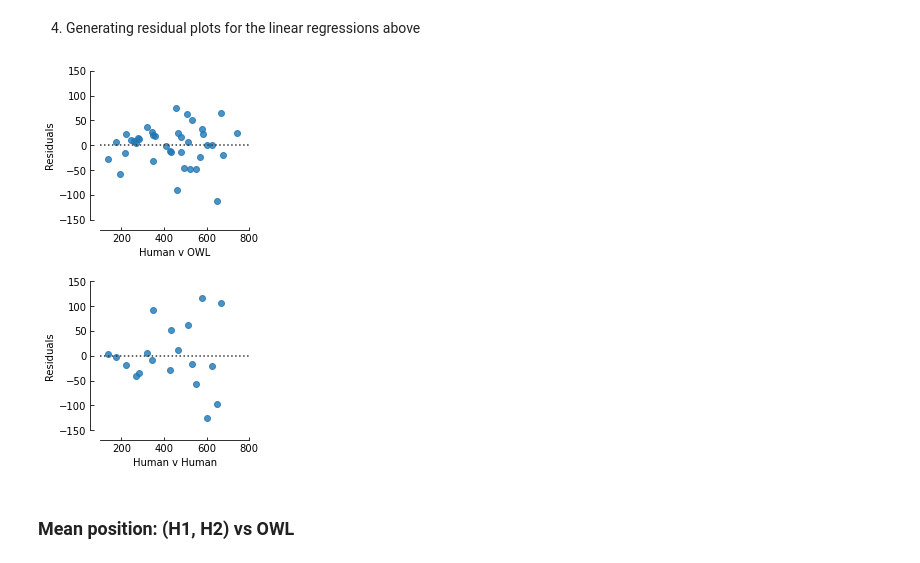
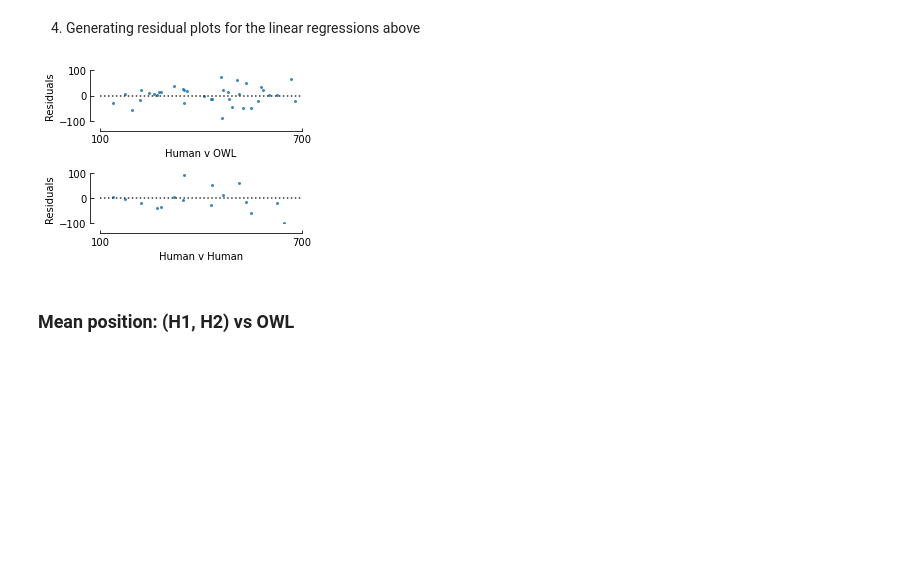
Before and after one commit to Neuroplant-Resources/Neuroplant-DataAnalysis, a Jupyter notebook: Manuscript plots/Human_v_OWL_analysis.ipynb, the cells around one changed output. Drawn from its saved outputs; the diff is of its cells as text; code cells hidden in the pictures; blank space fills up the shorter version.

```diff
--- a/Manuscript plots/Human_v_OWL_analysis.ipynb
+++ b/Manuscript plots/Human_v_OWL_analysis.ipynb
@@ -131,34 +132,33 @@ ax.legend()
 # %% [markdown]
 4. Generating residual plots for the linear regressions above
 # %%
-fig, (ax1, ax2) = plt.subplots(figsize=(3,6), nrows=2, ncols=1)
+fig, (ax1, ax2) = plt.subplots(figsize=(4,3), nrows=2, ncols=1)
 
-sns.residplot(longc['Human'], longc['OWL'], ax=ax1)
+sns.residplot(longc['Human'], longc['OWL'], ax=ax1, scatter_kws={'s':4})
 ax1.set_ylabel('Residuals')
 ax1.set_xlabel('Human v OWL')
-ax1.set_ylim(-150,150)
-ax1.set_xlim(100,800)
+ax1.set_ylim(-100,100)
+ax1.set_xlim(100,700)
 ax1.tick_params(axis='both',direction="in")
+ax1.xaxis.set_ticks(np.arange(100, 701, 600))
 
-ratio = 1.0
-x_left, x_right = ax1.get_xlim()
-y_low, y_high = ax1.get_ylim()
-ax1.set_aspect(abs((x_right-x_left)/(y_low-y_high))*ratio)
 
-sns.residplot(hva['Person1_Count'], hva['Person2_Count'], ax=ax2)
+sns.residplot(hva['Person1_Count'], hva['Person2_Count'], ax=ax2, scatter_kws={'s':4})
 
 ax2.set_ylabel('Residuals')
 ax2.set_xlabel('Human v Human')
-ax2.set_ylim(-150,150)
-ax2.set_xlim(100,800)
+ax2.set_ylim(-100,100)
+ax2.set_xlim(100,700)
 ax2.tick_params(axis='both',direction="in")
-ax2.set_aspect(abs((x_right-x_left)/(y_low-y_high))*ratio)
+ax2.xaxis.set_ticks(np.arange(100, 701, 600))
 
+#plt.xticks(np.arange(100, 701, 600))
 sns.despine(offset=10)
 fig.tight_layout()
-#plt.savefig('C:/Users/Emily/Desktop/NPScreen_figs/HvO_totalwrms_resids.svg')
+
+plt.savefig('C:/Users/Emily/Desktop/NPScreen_figs/HvO_totalwrms_resids_smoosh.svg')
 # %% [output]
-[figure, old version]
+[figure, new version]
 # %% [markdown]
 ### Mean position: (H1, H2) vs OWL
 # %% [markdown]
```
Also changed, not shown: parts of 15 cells of this notebook, 26 other files.
